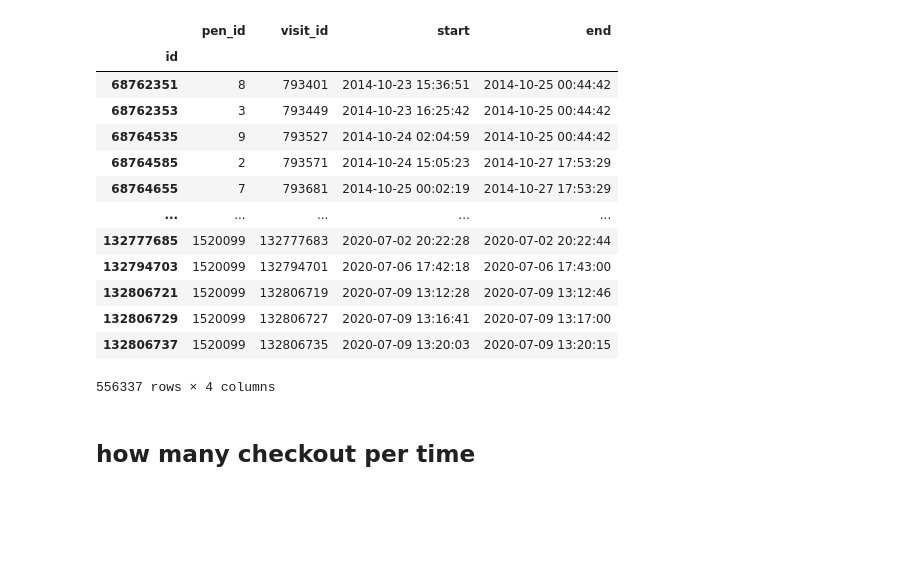
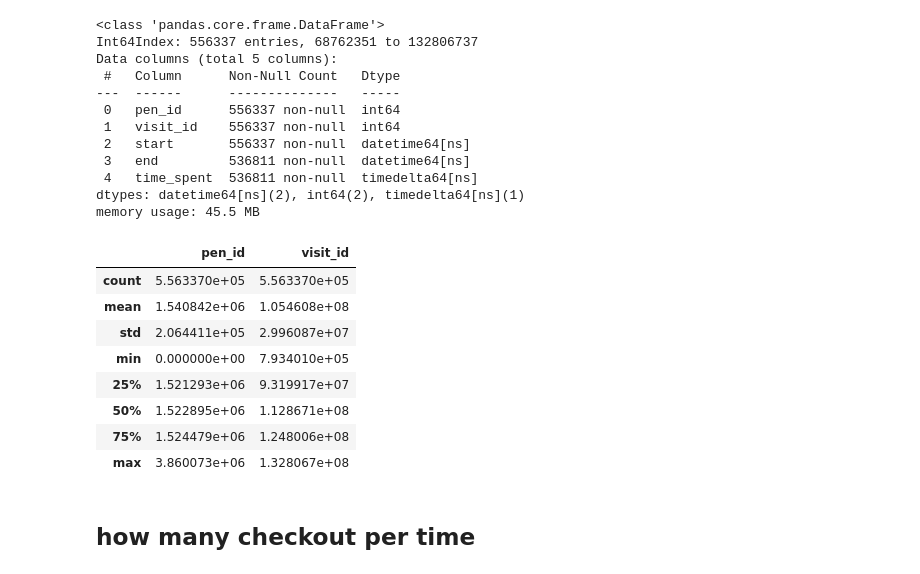
Before and after one commit to ShirinStar/Pen_Data_Dictionary, a Jupyter notebook: data/Pen Checkouts overview .ipynb, the cells around one changed output. Drawn from its saved outputs; the diff is of its cells as text; code cells hidden in the pictures; blank space fills up the shorter version.

```diff
--- a/data/Pen Checkouts overview .ipynb
+++ b/data/Pen Checkouts overview .ipynb
@@ -28,22 +28,32 @@ pensCheckouts.drop(['start_ip', 'end_ip'], axis=1, inplace=True)
 pd.set_option('display.max_rows', 200)
 pd.set_option('display.max_columns', 50)
 # %%
-pensCheckouts
+pensCheckouts.info()
 # %% [output]
-|  | pen_id | visit_id | start | end |
-| id |  |  |  |  |
-| 68762351 | 8 | 793401 | 2014-10-23 15:36:51 | 2014-10-25 00:44:42 |
-| 68762353 | 3 | 793449 | 2014-10-23 16:25:42 | 2014-10-25 00:44:42 |
-| 68764535 | 9 | 793527 | 2014-10-24 02:04:59 | 2014-10-25 00:44:42 |
-| 68764585 | 2 | 793571 | 2014-10-24 15:05:23 | 2014-10-27 17:53:29 |
-| 68764655 | 7 | 793681 | 2014-10-25 00:02:19 | 2014-10-27 17:53:29 |
-| ... | ... | ... | ... | ... |
-| 132777685 | 1520099 | 132777683 | 2020-07-02 20:22:28 | 2020-07-02 20:22:44 |
-| 132794703 | 1520099 | 132794701 | 2020-07-06 17:42:18 | 2020-07-06 17:43:00 |
-| 132806721 | 1520099 | 132806719 | 2020-07-09 13:12:28 | 2020-07-09 13:12:46 |
-| 132806729 | 1520099 | 132806727 | 2020-07-09 13:16:41 | 2020-07-09 13:17:00 |
-| 132806737 | 1520099 | 132806735 | 2020-07-09 13:20:03 | 2020-07-09 13:20:15 |
-556337 rows × 4 columns
+<class 'pandas.core.frame.DataFrame'>
+Int64Index: 556337 entries, 68762351 to 132806737
+Data columns (total 5 columns):
+ #   Column      Non-Null Count   Dtype
+---  ------      --------------   -----
+ 0   pen_id      556337 non-null  int64
+ 1   visit_id    556337 non-null  int64
+ 2   start       556337 non-null  datetime64[ns]
+ 3   end         536811 non-null  datetime64[ns]
+ 4   time_spent  536811 non-null  timedelta64[ns]
+dtypes: datetime64[ns](2), int64(2), timedelta64[ns](1)
+memory usage: 45.5 MB
+# %%
+pensCheckouts.describe()
+# %% [output]
+|  | pen_id | visit_id |
+| count | 5.563370e+05 | 5.563370e+05 |
+| mean | 1.540842e+06 | 1.054608e+08 |
+| std | 2.064411e+05 | 2.996087e+07 |
+| min | 0.000000e+00 | 7.934010e+05 |
+| 25% | 1.521293e+06 | 9.319917e+07 |
+| 50% | 1.522895e+06 | 1.128671e+08 |
+| 75% | 1.524479e+06 | 1.248006e+08 |
+| max | 3.860073e+06 | 1.328067e+08 |
 # %% [markdown]
 ## how many checkout per time
 # %%
```
Also changed, not shown: parts of 3 cells of this notebook, 2 other files.
